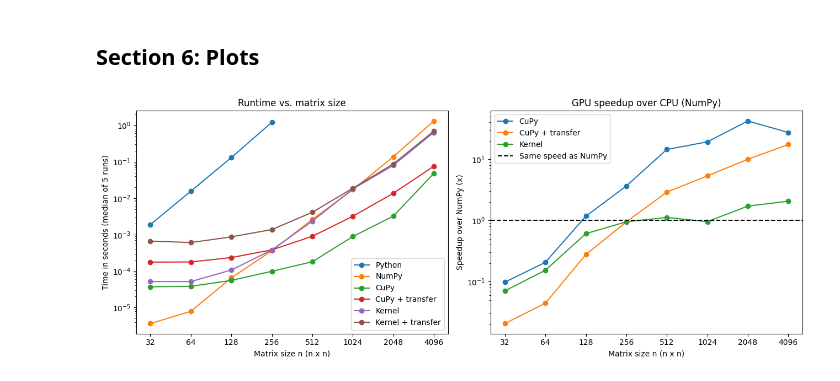
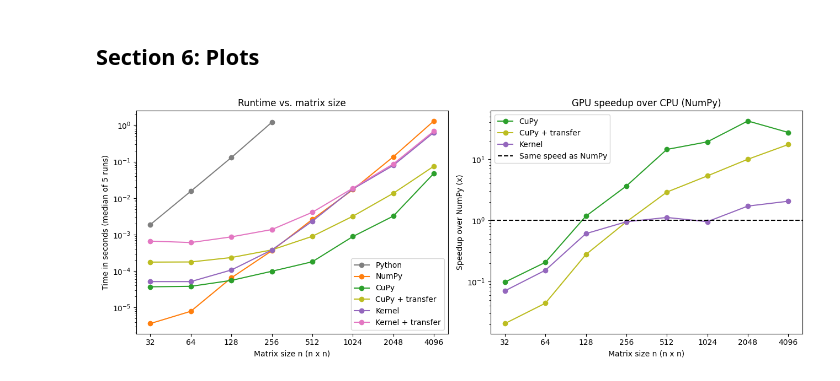
Before and after one commit to JoshuaKozo/gpu-matmul-benchmark, a Jupyter notebook: gpu_matmul_benchmark.ipynb, the cells around one changed output. Cells and saved outputs as stored; diff of their text form; code cells hidden in the pictures.

Commit message:
Use consistent colors across plots and clean up requirements

```diff
--- a/gpu_matmul_benchmark.ipynb
+++ b/gpu_matmul_benchmark.ipynb
@@ -389,36 +389,40 @@ speedup.round(1)
 # %%
 import matplotlib.pyplot as plt
 
 fig, (ax1, ax2) = plt.subplots(1, 2, figsize=(13, 5))
 
+# Fixed color per method so each one looks the same in both charts
+colors = {"Python": "tab:gray", "NumPy": "tab:orange", "CuPy": "tab:green",
+          "CuPy + transfer": "tab:olive", "Kernel": "tab:purple", "Kernel + transfer": "tab:pink"}
+
 # Left: runtime of every method (log-log, so n^3 growth is a straight line with slope 3)
 for method in df.columns:
-    ax1.plot(df.index, df[method], marker="o", label=method)
+    ax1.plot(df.index, df[method], marker="o", label=method, color=colors[method])
 ax1.set_xscale("log", base=2)
 ax1.set_yscale("log")
 ax1.set_xticks(sizes, labels=[str(s) for s in sizes])
 ax1.set_xlabel("Matrix size n (n x n)")
 ax1.set_ylabel("Time in seconds (median of 5 runs)")
 ax1.set_title("Runtime vs. matrix size")
 ax1.legend()
 
 # Right: how many times faster than NumPy (below the dashed line = slower than the CPU)
 for method in ["CuPy", "CuPy + transfer", "Kernel"]:
-    ax2.plot(df.index, df["NumPy"] / df[method], marker="o", label=method)
+    ax2.plot(df.index, df["NumPy"] / df[method], marker="o", label=method, color=colors[method])
 ax2.axhline(1, color="black", linestyle="--", label="Same speed as NumPy")
 ax2.set_xscale("log", base=2)
 ax2.set_yscale("log")
 ax2.set_xticks(sizes, labels=[str(s) for s in sizes])
 ax2.set_xlabel("Matrix size n (n x n)")
 ax2.set_ylabel("Speedup over NumPy (x)")
 ax2.set_title("GPU speedup over CPU (NumPy)")
 ax2.legend()
 
 plt.tight_layout()
 plt.savefig("benchmark_results.png", dpi=150)
 plt.show()
 # %% [output]
-[figure, old version]
+[figure, new version]
 # %%
 from google.colab import files
 files.download("benchmark_results.png")
```
Also changed, not shown: 2 other files.
